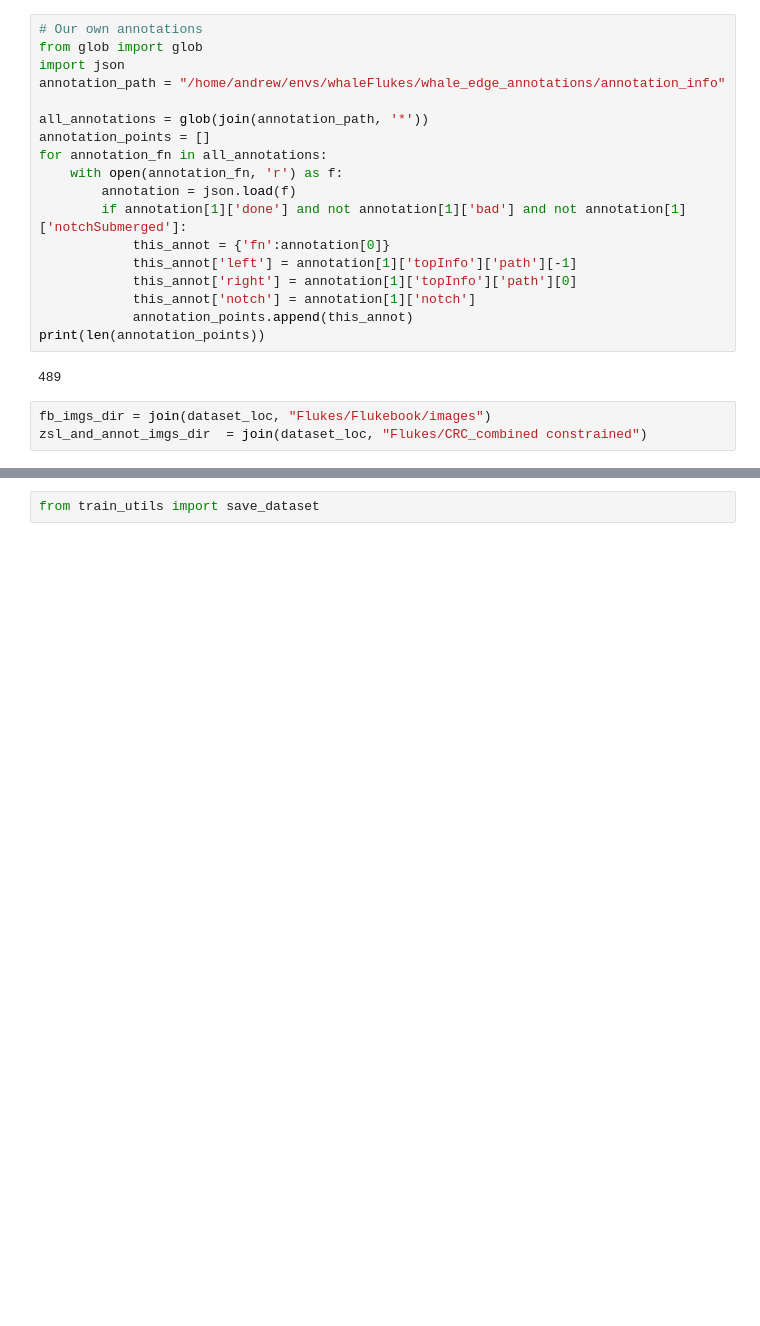
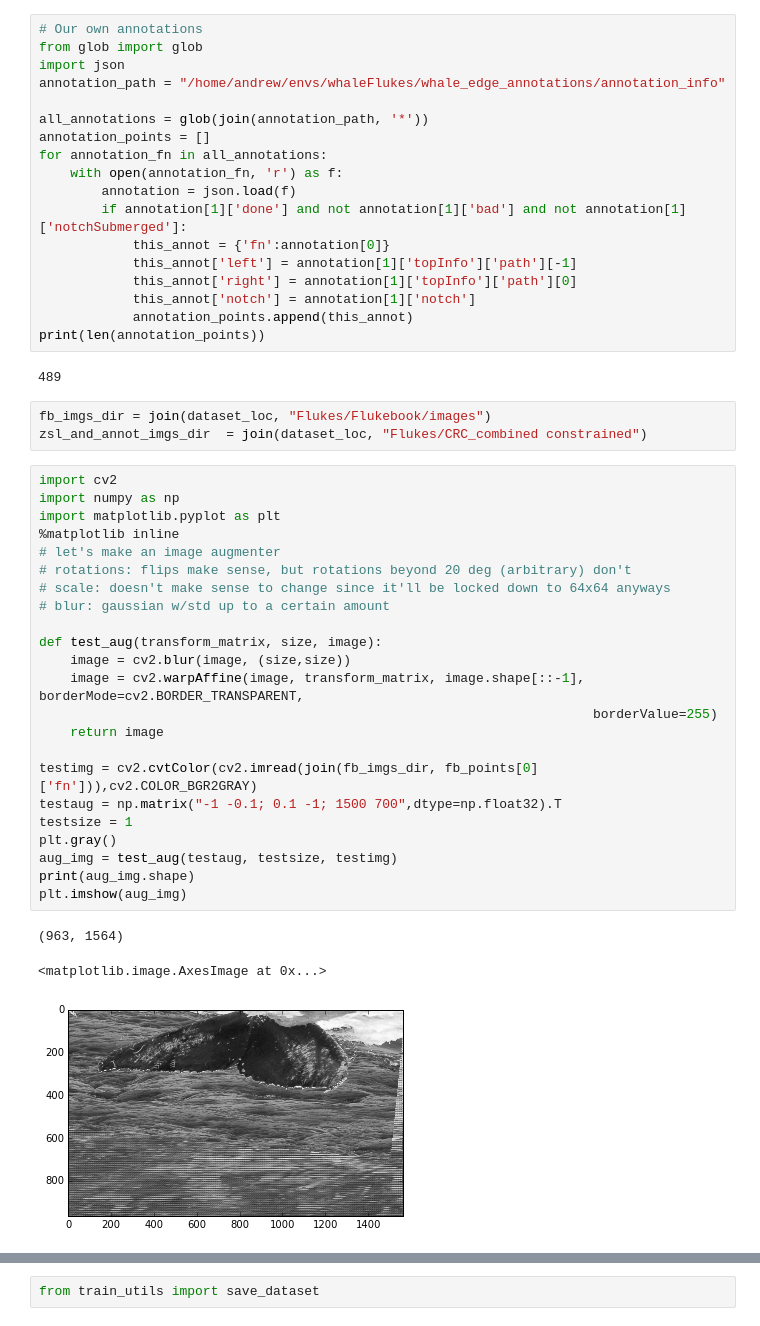
Before and after one commit to zmjjmz/thesiswork, a Jupyter notebook: edge_extract/Keypoint Extraction Dataset Creation.ipynb, the cells around one changed output, grey strips where cells are left out. Saved outputs shown, nothing was run; the diff lists cells and outputs as text; blank space fills up the shorter version.

```diff
--- a/edge_extract/Keypoint Extraction Dataset Creation.ipynb
+++ b/edge_extract/Keypoint Extraction Dataset Creation.ipynb
@@ -45,3 +45,30 @@ print(len(annotation_points))
 # %%
 fb_imgs_dir = join(dataset_loc, "Flukes/Flukebook/images")
 zsl_and_annot_imgs_dir  = join(dataset_loc, "Flukes/CRC_combined constrained")
+# %%
+import cv2
+import numpy as np
+import matplotlib.pyplot as plt
+%matplotlib inline
+# let's make an image augmenter
+# rotations: flips make sense, but rotations beyond 20 deg (arbitrary) don't
+# scale: doesn't make sense to change since it'll be locked down to 64x64 anyways
+# blur: gaussian w/std up to a certain amount
+
+def test_aug(transform_matrix, size, image):
+    image = cv2.blur(image, (size,size))
+    image = cv2.warpAffine(image, transform_matrix, image.shape[::-1], borderMode=cv2.BORDER_TRANSPARENT,
+                                                                       borderValue=255)
+    return image
+
+testimg = cv2.cvtColor(cv2.imread(join(fb_imgs_dir, fb_points[0]['fn'])),cv2.COLOR_BGR2GRAY)
+testaug = np.matrix("-1 -0.1; 0.1 -1; 1500 700",dtype=np.float32).T
+testsize = 1
+plt.gray()
+aug_img = test_aug(testaug, testsize, testimg)
+print(aug_img.shape)
+plt.imshow(aug_img)
+# %% [output]
+(963, 1564)
+<matplotlib.image.AxesImage at 0x...>
+[figure, added]
```
Also changed, not shown: parts of 11 cells of this notebook, 4 other files.
